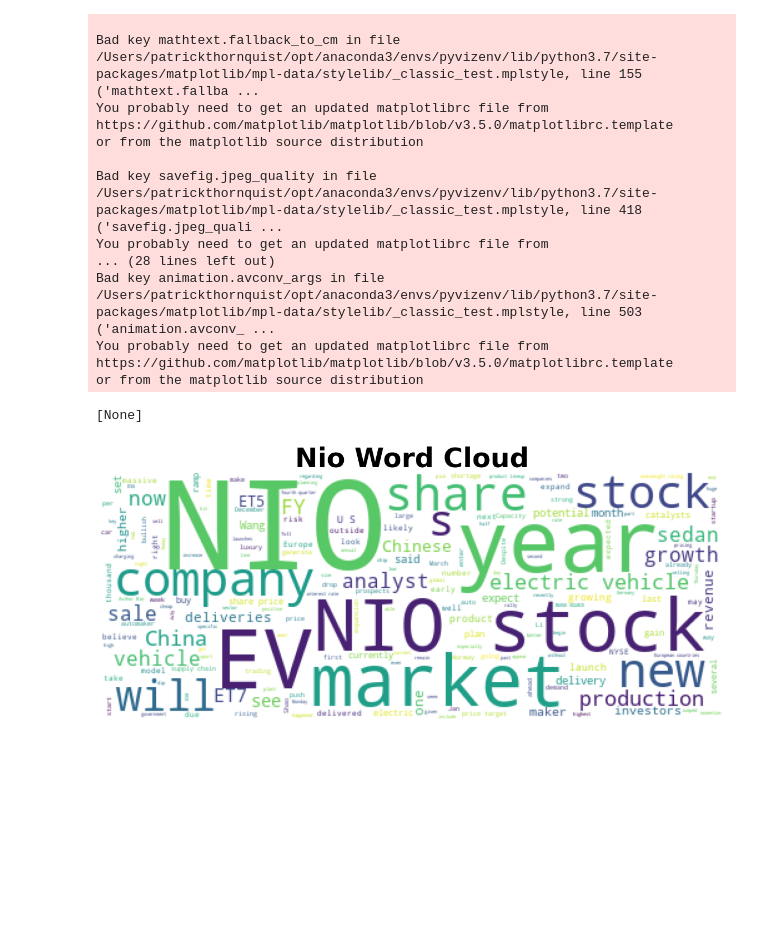
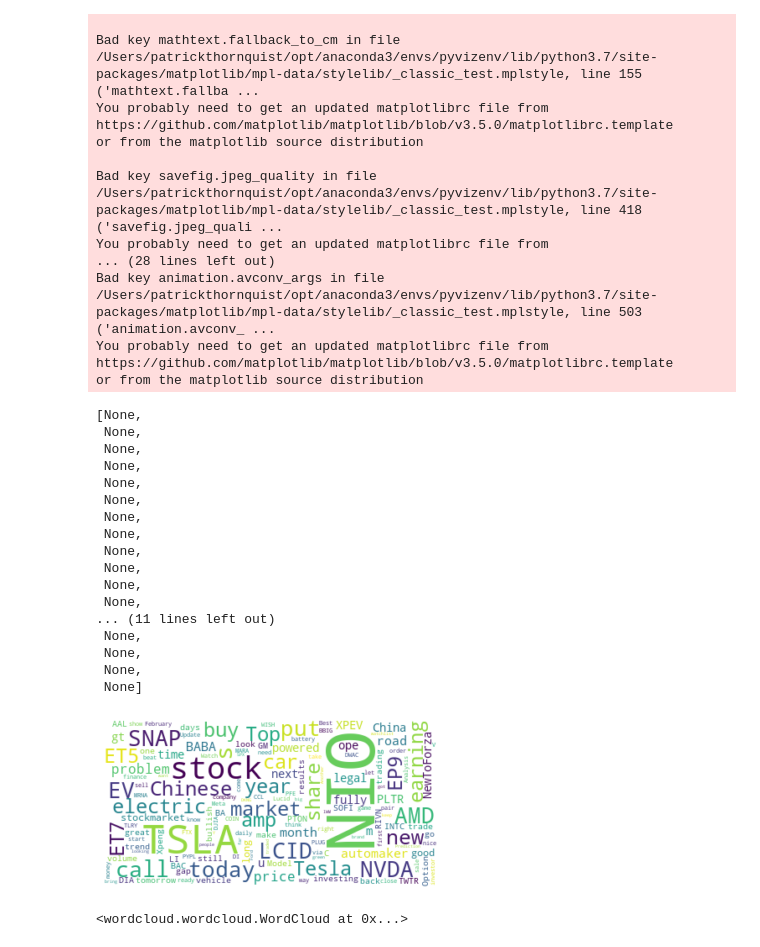
Before and after one commit to John-Gee3/Stock-Dashboard-Viewer, a Jupyter notebook: nio_wordcloud.ipynb, the cells around one changed output. Cells and saved outputs as stored; diff of their text form; code cells hidden in the pictures; blank space fills up the shorter version.

```diff
--- a/nio_wordcloud.ipynb
+++ b/nio_wordcloud.ipynb
@@ -41,7 +37,23 @@ stopwords = set(STOPWORDS)
 # read the mask/color image taken from
 #coloring = np.array(Image.open('.jpg'))
 stopwords = set(STOPWORDS)
-custom_stop_words = [""]
+custom_stop_words = ["https", "AMC", "FB", "t", "hr", "will", "AMZN", "NFLX", "week", "F", "article", "now", "MSFT", "AAPL", "last", "co", "tickers","GME", "going", "ticker", "mentions", "day", "see", "SPY", "QQQ", "Count", "mention"]
 [stopwords.add(n) for n in custom_stop_words]
 # %% [output]
-[None]
+[None,
+ None,
+ None,
+ None,
+ None,
+ None,
+ None,
+ None,
+ None,
+ None,
+ None,
+ None,
+... (11 lines left out)
+ None,
+ None,
+ None,
+ None]
@@ -54,12 +60,14 @@ wc_image= wc.generate(text)
-# %%
-mpl.rcParams["figure.figsize"]=[20.0,10.0]
-
-
-
-plt.imshow(wc_image)
-plt.axis("off")
-fontdict={"fontsize": 48, "fontweight":"bold"}
-plt.title("Nio Word Cloud", fontdict=fontdict)
-plt.show()
-# %% [output]
-[figure, removed]
+# %%
+all_text = " ".join(df['Tweet'])
+# %%
+wordcloud = WordCloud(stopwords = stopwords, max_words=150, collocations=False, background_color = "white").generate(all_text)
+# %%
+plt.imshow(wordcloud, interpolation="bilinear")
+plt.axis("off")
+plt.show()
+# %% [output]
+[figure, added]
+# %%
+wordcloud.to_file("nio_wordcloud.png")
+# %% [output]
+<wordcloud.wordcloud.WordCloud at 0x...>
```
Also changed, not shown: parts of 7 cells of this notebook, 7 other files.
